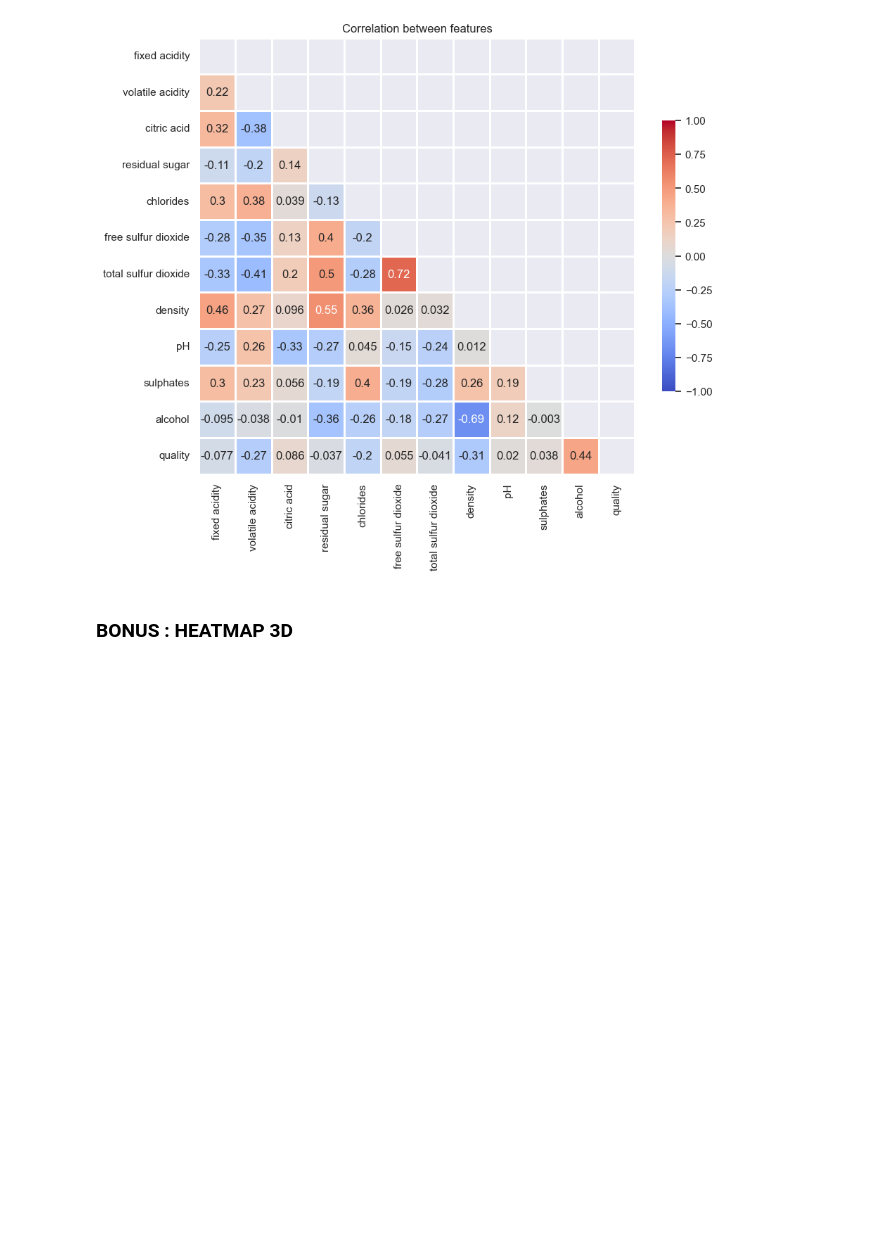
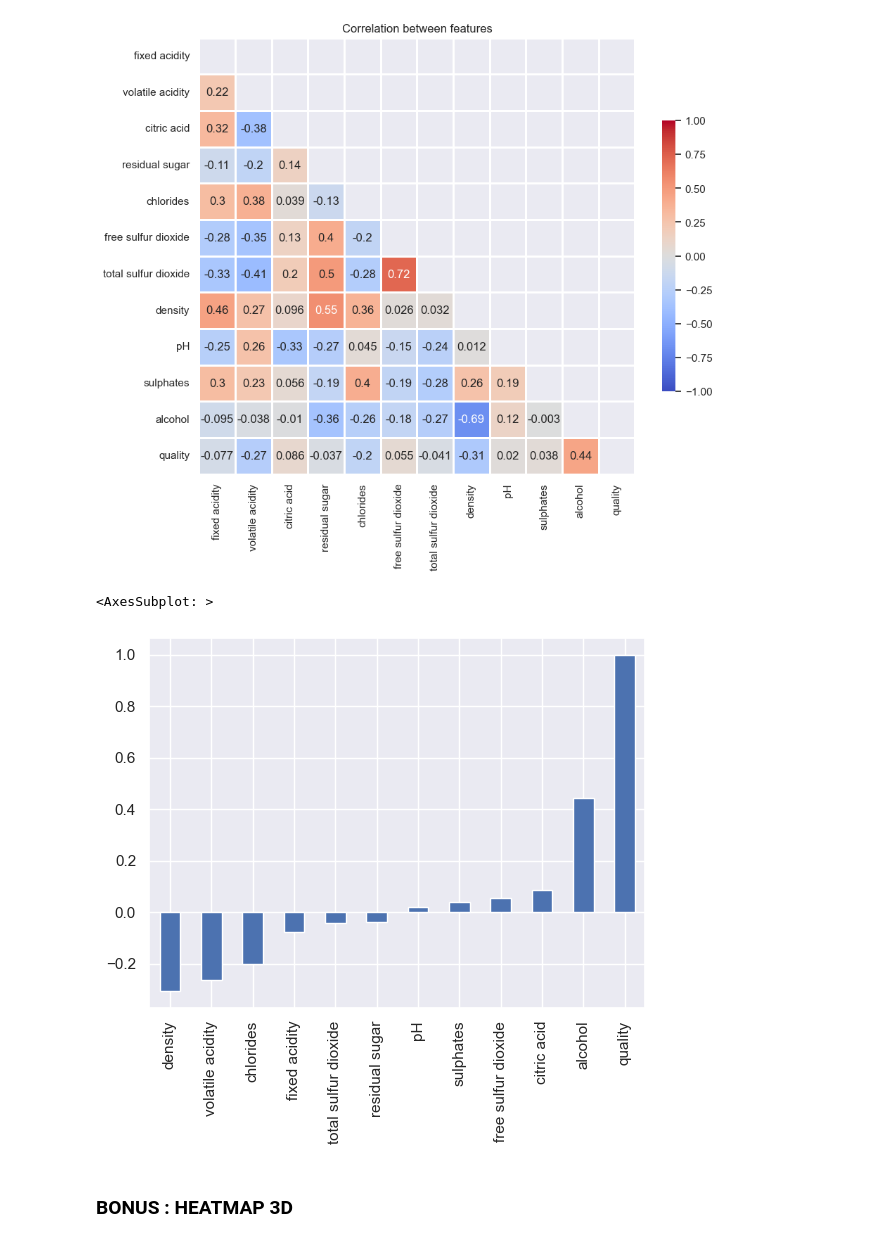
Before and after one commit to leoleducq/Data-Mining, a Jupyter notebook: Mini-projet/mini-projet-data-mining.ipynb, the cells around one changed output. Drawn from its saved outputs; the diff is of its cells as text; code cells hidden in the pictures; blank space fills up the shorter version.

```diff
--- a/Mini-projet/mini-projet-data-mining.ipynb
+++ b/Mini-projet/mini-projet-data-mining.ipynb
@@ -247,6 +259,11 @@ plt.title("Correlation between features")
 plt.show()
 # %% [output]
 [figure]
+# %%
+df.corr()["quality"].sort_values().plot(kind = "bar")
+# %% [output]
+<AxesSubplot: >
+[figure, added]
 # %% [markdown]
 ### BONUS : HEATMAP 3D
 # %%
```
Also changed, not shown: parts of 1 cell of this notebook.
